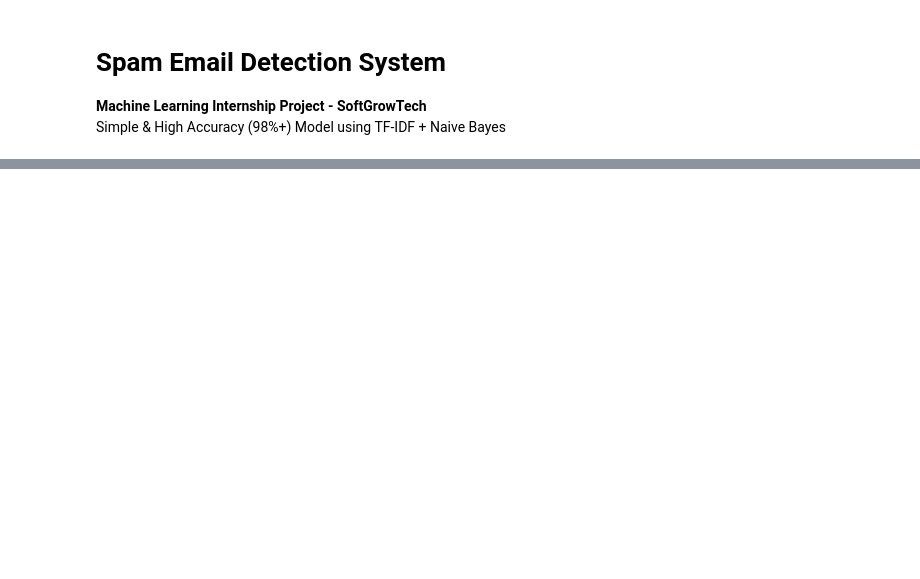
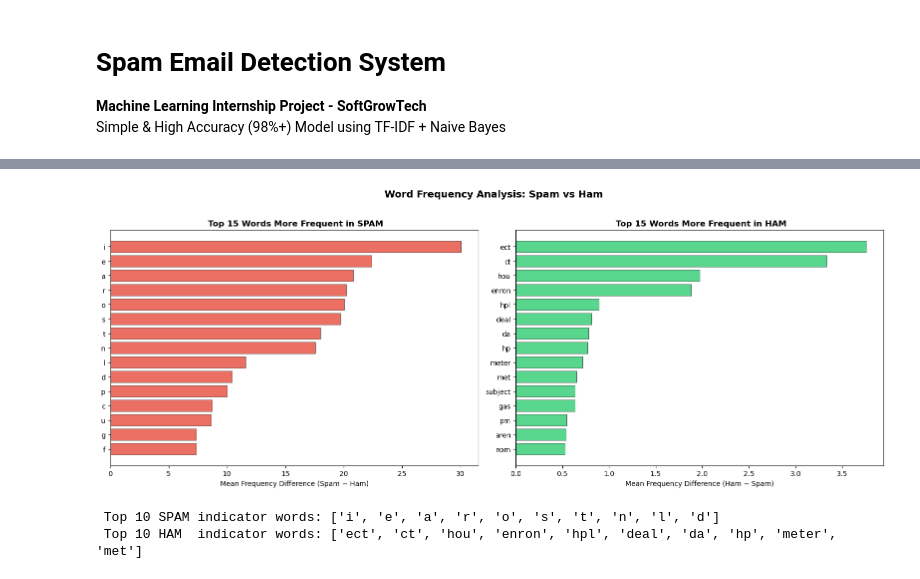
Before and after one commit to lauv22/spam-email-detection, a Jupyter notebook: Email spam detection.ipynb, the cells around one changed output, grey strips where cells are left out. Saved outputs shown, nothing was run; the diff lists cells and outputs as text; code cells hidden in the pictures; blank space fills up the shorter version.

```diff
--- a/Email spam detection.ipynb
+++ b/Email spam detection.ipynb
@@ -128,0 +146,42 @@ print(df.groupby('Prediction')[['word_count','unique_words']].describe().round(2
+# %%
+# ============================================================
+# Cell 4: Top Discriminating Words — Spam vs Ham
+# ============================================================
+
+ham_mean  = df[df['Prediction']==0][feature_cols].mean()
+spam_mean = df[df['Prediction']==1][feature_cols].mean()
+
+# Spam score: words proportionally more frequent in spam
+spam_score = (spam_mean - ham_mean).sort_values(ascending=False)
+
+top_n = 15
+fig, axes = plt.subplots(1, 2, figsize=(16, 6))
+
+# Top spam words
+top_spam = spam_score.head(top_n)
+axes[0].barh(top_spam.index[::-1], top_spam.values[::-1],
+             color='#e74c3c', alpha=0.8, edgecolor='black', lw=0.5)
+axes[0].set_title(f" Top {top_n} Words More Frequent in SPAM",
+                  fontsize=12, fontweight='bold')
+axes[0].set_xlabel("Mean Frequency Difference (Spam − Ham)")
+
+# Top ham words
+top_ham = spam_score.tail(top_n).sort_values()
+axes[1].barh(top_ham.index[::-1], abs(top_ham.values[::-1]),
+             color='#2ecc71', alpha=0.8, edgecolor='black', lw=0.5)
+axes[1].set_title(f" Top {top_n} Words More Frequent in HAM",
+                  fontsize=12, fontweight='bold')
+axes[1].set_xlabel("Mean Frequency Difference (Ham − Spam)")
+
+plt.suptitle(" Word Frequency Analysis: Spam vs Ham",
+             fontsize=14, fontweight='bold', y=1.02)
+plt.tight_layout()
+plt.savefig("word_analysis.png", dpi=150, bbox_inches='tight')
+plt.show()
+
+print(" Top 10 SPAM indicator words:", list(top_spam.head(10).index))
+print(" Top 10 HAM  indicator words:", list(top_ham.head(10).index))
+# %% [output]
+[figure, added]
+ Top 10 SPAM indicator words: ['i', 'e', 'a', 'r', 'o', 's', 't', 'n', 'l', 'd']
+ Top 10 HAM  indicator words: ['ect', 'ct', 'hou', 'enron', 'hpl', 'deal', 'da', 'hp', 'meter', 'met']
```
Also changed, not shown: parts of 2 cells of this notebook, 1 other file.
